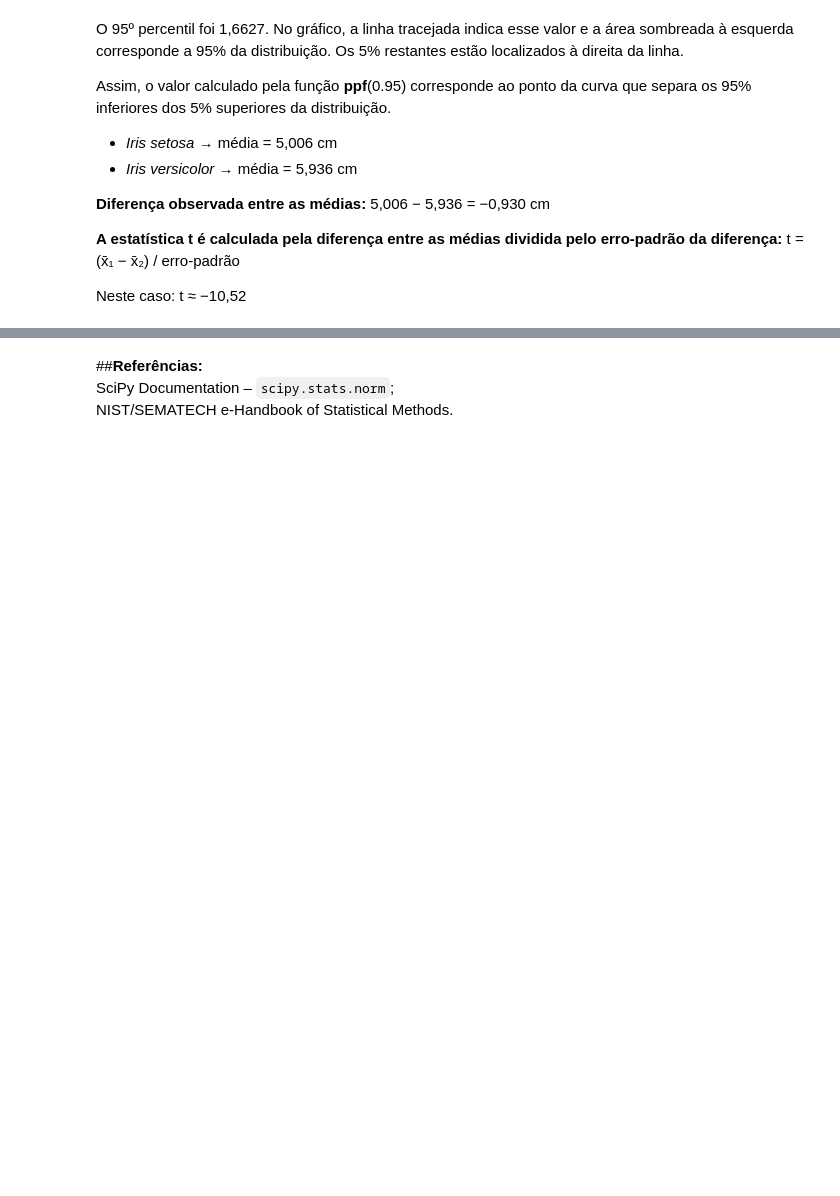
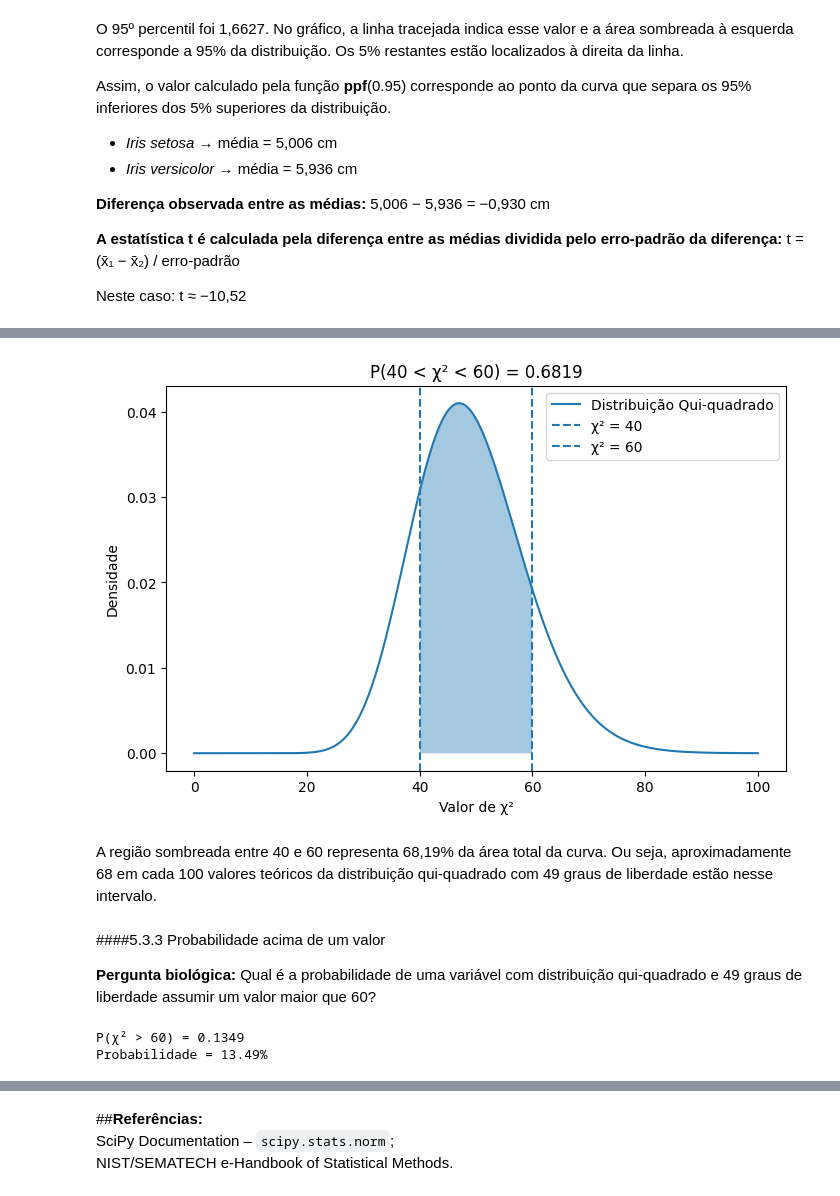
Before and after one commit to amelyssaeu-ab/bio-dkm, a Jupyter notebook: tarefa13quase completa2.ipynb, the cells around one changed output, grey strips where cells are left out. Drawn from its saved outputs; the diff is of its cells as text; code cells hidden in the pictures; blank space fills up the shorter version.

```diff
--- a/tarefa13quase completa2.ipynb
+++ b/tarefa13quase completa2.ipynb
@@ -938,0 +1015,63 @@ Neste caso: t ≈ −10,52
+# %%
+x = np.linspace(0, 100, 500)
+y = stats.chi2.pdf(x, df=graus_liberdade)
+
+x_sombra = x[
+    (x >= limite_inferior) &
+    (x <= limite_superior)
+]
+
+y_sombra = stats.chi2.pdf(
+    x_sombra,
+    df=graus_liberdade
+)
+
+plt.figure(figsize=(8,5))
+
+plt.plot(x, y, label="Distribuição Qui-quadrado")
+
+plt.fill_between(
+    x_sombra,
+    y_sombra,
+    alpha=0.4
+)
+
+plt.axvline(
+    limite_inferior,
+    linestyle="--",
+    label="χ² = 40"
+)
+
+plt.axvline(
+    limite_superior,
+    linestyle="--",
+    label="χ² = 60"
+)
+
+plt.xlabel("Valor de χ²")
+plt.ylabel("Densidade")
+plt.title(f"P(40 < χ² < 60) = {prob_intervalo_chi:.4f}")
+
+plt.legend()
+plt.show()
+# %% [output]
+[figure, added]
+# %% [markdown]
+A região sombreada entre 40 e 60 representa 68,19% da área total da curva. Ou seja, aproximadamente 68 em cada 100 valores teóricos da distribuição qui-quadrado com 49 graus de liberdade estão nesse intervalo.
+# %% [markdown]
+####5.3.3 Probabilidade acima de um valor
+
+**Pergunta biológica:** Qual é a probabilidade de uma variável com distribuição qui-quadrado e 49 graus de liberdade assumir um valor maior que 60?
+# %%
+limite = 60
+
+prob_acima_chi = stats.chi2.sf(
+    limite,
+    df=graus_liberdade
+)
+
+print(f"P(χ² > 60) = {prob_acima_chi:.4f}")
+print(f"Probabilidade = {prob_acima_chi*100:.2f}%")
+# %% [output]
+P(χ² > 60) = 0.1349
+Probabilidade = 13.49%
```
Also changed, not shown: parts of 29 cells of this notebook.
